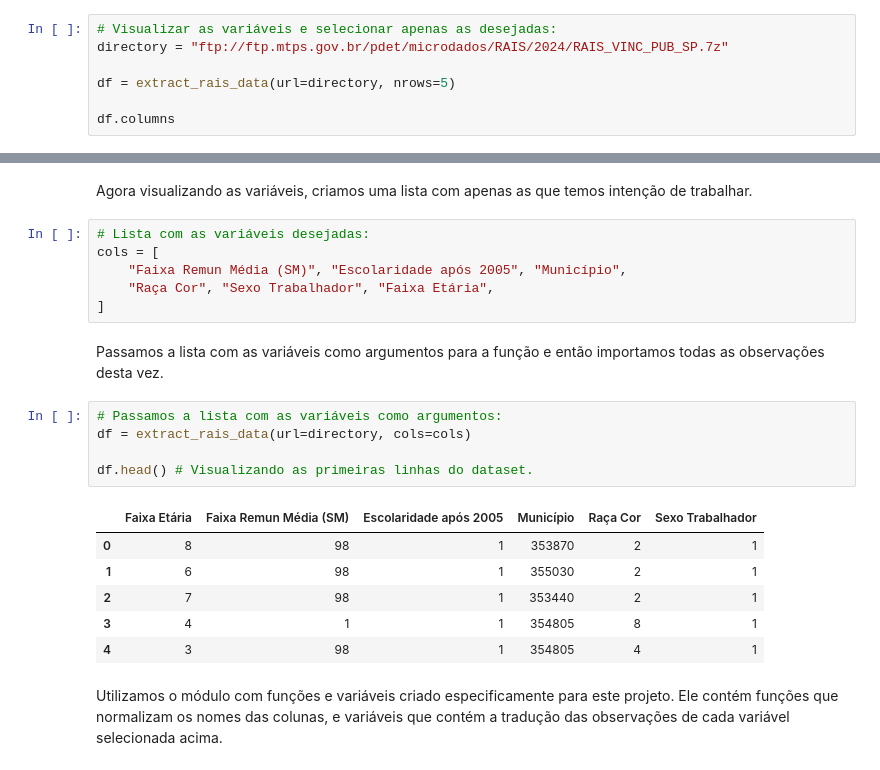
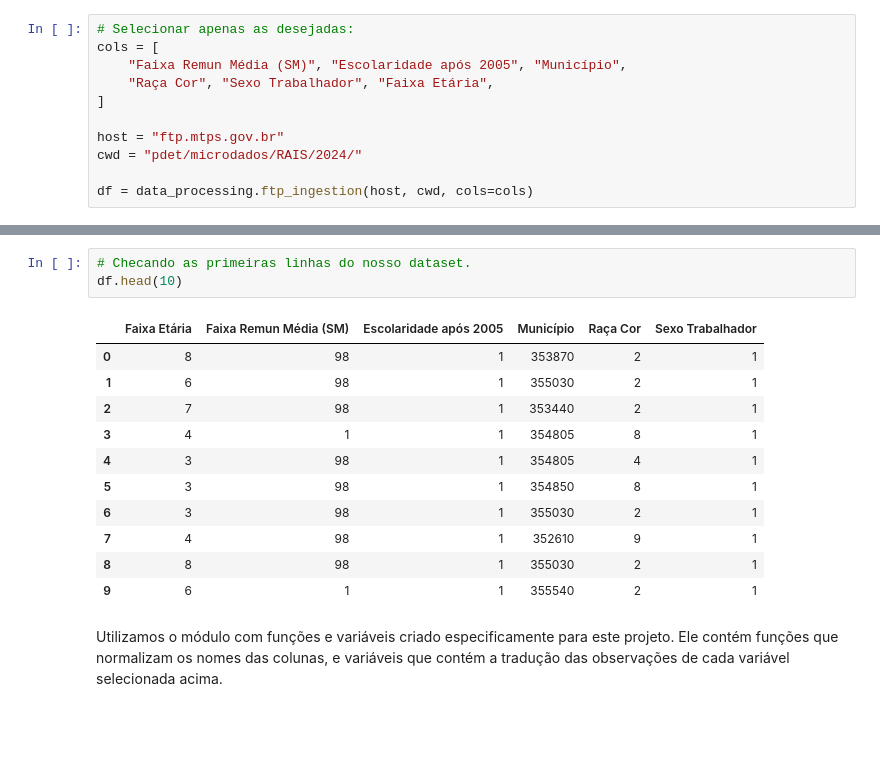
Before and after one commit to maridiniz/EDA-dados-rais, a Jupyter notebook: scripts/exploratory_data_analysis.ipynb, the cells around one changed output, grey strips where cells are left out. Saved outputs shown, nothing was run; the diff lists cells and outputs as text; blank space fills up the shorter version.

```diff
--- a/scripts/exploratory_data_analysis.ipynb
+++ b/scripts/exploratory_data_analysis.ipynb
@@ -76,8 +11,12 @@ linhas do dataset para observar os nomes das variáveis e então realizar a sele
 # %%
-# Visualizar as variáveis e selecionar apenas as desejadas:
-directory = "ftp://ftp.mtps.gov.br/pdet/microdados/RAIS/2024/RAIS_VINC_PUB_SP.7z"
+# Selecionar apenas as desejadas:
+cols = [
+    "Faixa Remun Média (SM)", "Escolaridade após 2005", "Município",
+    "Raça Cor", "Sexo Trabalhador", "Faixa Etária",
+]
 
-df = extract_rais_data(url=directory, nrows=5)
+host = "ftp.mtps.gov.br"
+cwd = "pdet/microdados/RAIS/2024/"
 
-df.columns
+df = data_processing.ftp_ingestion(host, cwd, cols=cols)
 # %% [output]
@@ -101,26 +40,18 @@ Index(['Bairros SP', 'Bairros Fortaleza', 'Bairros RJ', 'Causa Afastamento 1',
-# %% [markdown]
-Agora visualizando as variáveis, criamos uma lista com apenas as que temos intenção de trabalhar.
-# %%
-# Lista com as variáveis desejadas:
-cols = [
-    "Faixa Remun Média (SM)", "Escolaridade após 2005", "Município",
-    "Raça Cor", "Sexo Trabalhador", "Faixa Etária",
-]
-# %% [markdown]
-Passamos a lista com as variáveis como argumentos para a função e então importamos todas as observações
-desta vez.
-# %%
-# Passamos a lista com as variáveis como argumentos:
-df = extract_rais_data(url=directory, cols=cols)
-
-df.head() # Visualizando as primeiras linhas do dataset.
-# %% [output]
-|  | Faixa Etária | Faixa Remun Média (SM) | Escolaridade após 2005 | Município | Raça Cor | Sexo Trabalhador |
-| 0 | 8 | 98 | 1 | 353870 | 2 | 1 |
-| 1 | 6 | 98 | 1 | 355030 | 2 | 1 |
-| 2 | 7 | 98 | 1 | 353440 | 2 | 1 |
-| 3 | 4 | 1 | 1 | 354805 | 8 | 1 |
-| 4 | 3 | 98 | 1 | 354805 | 4 | 1 |
+# %%
+# Checando as primeiras linhas do nosso dataset.
+df.head(10)
+# %% [output]
+|  | Faixa Etária | Faixa Remun Média (SM) | Escolaridade após 2005 | Município | Raça Cor | Sexo Trabalhador |
+| 0 | 8 | 98 | 1 | 353870 | 2 | 1 |
+| 1 | 6 | 98 | 1 | 355030 | 2 | 1 |
+| 2 | 7 | 98 | 1 | 353440 | 2 | 1 |
+| 3 | 4 | 1 | 1 | 354805 | 8 | 1 |
+| 4 | 3 | 98 | 1 | 354805 | 4 | 1 |
+| 5 | 3 | 98 | 1 | 354850 | 8 | 1 |
+| 6 | 3 | 98 | 1 | 355030 | 2 | 1 |
+| 7 | 4 | 98 | 1 | 352610 | 9 | 1 |
+| 8 | 8 | 98 | 1 | 355030 | 2 | 1 |
+| 9 | 6 | 1 | 1 | 355540 | 2 | 1 |
 # %% [markdown]
 Utilizamos o módulo com funções e variáveis criado especificamente para este
 projeto. Ele contém funções que normalizam os nomes das colunas, e variáveis
```
Also changed, not shown: parts of 9 cells of this notebook, 2 other files.
